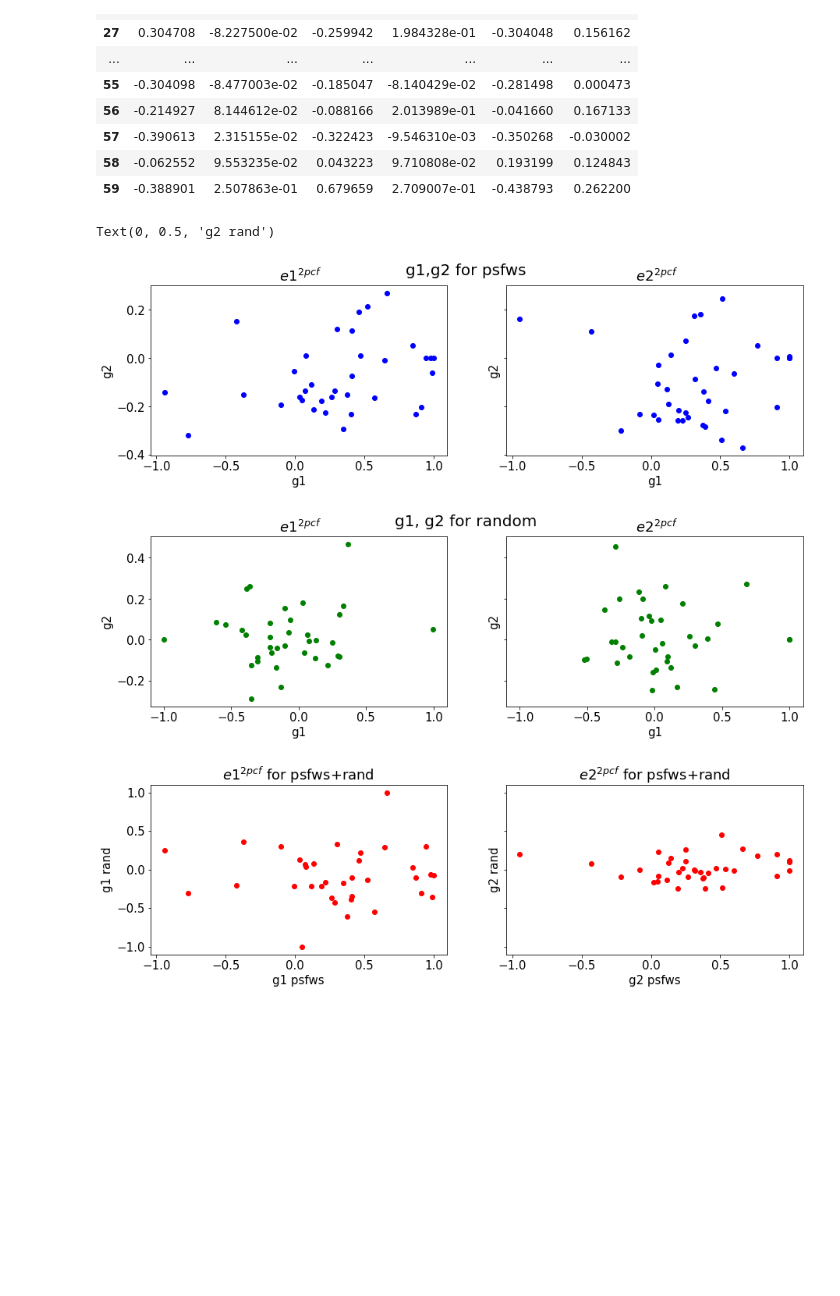
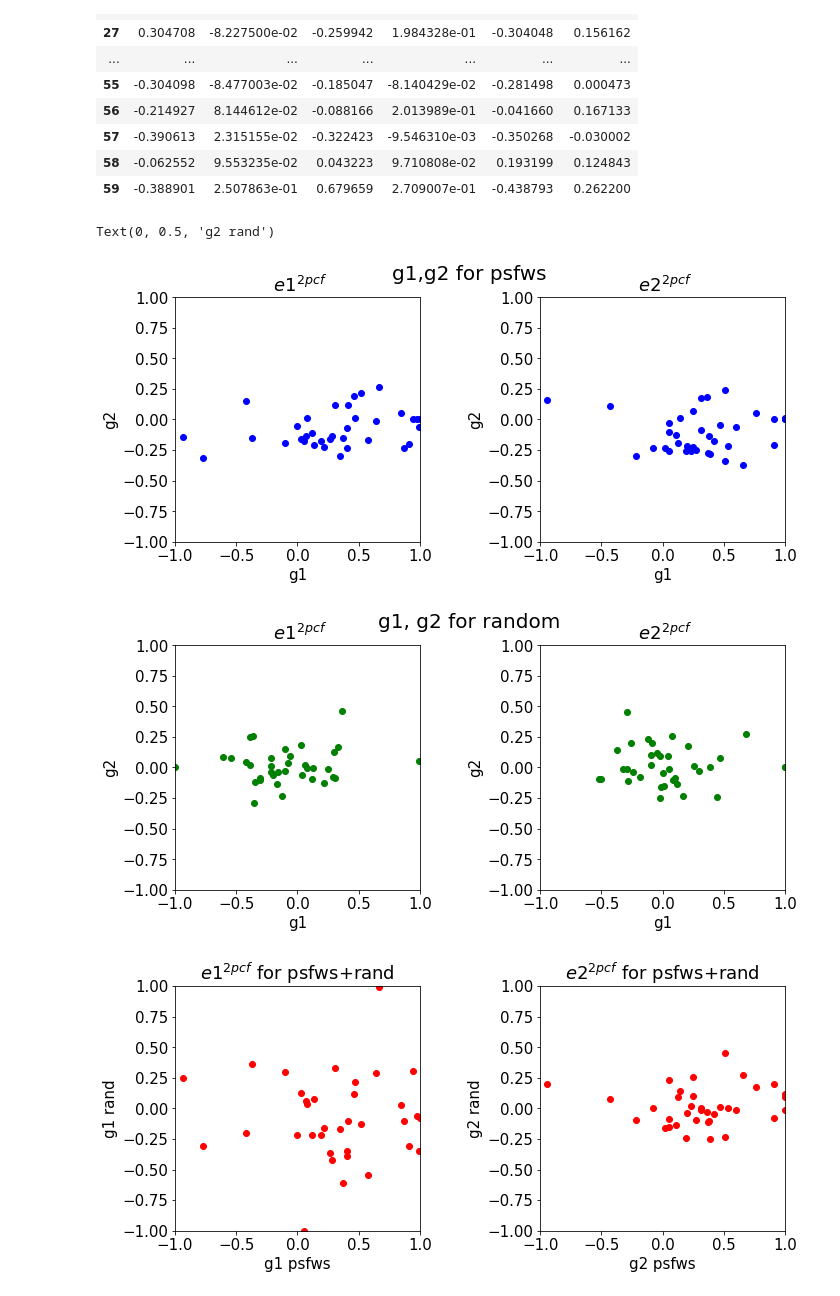
Before and after one commit to insepien/psf, a Jupyter notebook: plot_2pcf_fit.ipynb, the cells around one changed output. Drawn from its saved outputs; the diff is of its cells as text; code cells hidden in the pictures; blank space fills up the shorter version.

```diff
--- a/plot_2pcf_fit.ipynb
+++ b/plot_2pcf_fit.ipynb
@@ -51,36 +51,39 @@ eR
 plt.rcParams['font.size'] = 15
 plt.rcParams['axes.labelsize'] = 15
 def plotplot(coord0, coord1, figtitle, axti, color, axlabel):
-    fig, ax = plt.subplots(1,2, figsize=(15,4),sharex=True, sharey=True)
+    fig, ax = plt.subplots(1,2, figsize=(12,4.5),sharex=True)
     ax[0].scatter(coord0[0], coord0[1], c=color)
     ax[1].scatter(coord1[0], coord1[1], c= color)
     [a.set_xlabel(axlabel[0]) for a in ax]
     [a.set_ylabel(axlabel[1]) for a in ax]
     fig.suptitle(figtitle, size=20)
     ax[0].set_title(axti[0])
     ax[1].set_title(axti[1])
+    [a.set_xlim(-1,1) for a in ax]
+    [a.set_ylim(-1,1) for a in ax]
+    [a.set_aspect('equal') for a in ax]
     return fig,ax
 
 # e1, e2 scatter psfws
 fig1, ax1 = plotplot([eP['e1_g1'], eP["e1_g2"]],[eP['e2_g1'], eP["e2_g2"]],
          "g1,g2 for psfws",
          [" $e1^{2pcf}$"," $e2^{2pcf}$"], "b", ["g1","g2"])
 
 # e1, e2 scatter rand
 fig2, ax2 = plotplot([eR['e1_g1'], eR["e1_g2"]],[eR['e2_g1'], eR["e2_g2"]],
          "g1, g2 for random",
          [" $e1^{2pcf}$"," $e2^{2pcf}$"],"g", ["g1","g2"])
 
 # e1, e1 scatter psfws + rand
 fig3, ax3  = plotplot([eP['e1_g1'], eR["e1_g1"]],[eP['e2_g1'], eR["e2_g2"]],
          "",
          ["$e1^{2pcf}$ for psfws+rand","$e2^{2pcf}$ for psfws+rand"],"r", ["g1","g2"])
 ax3[0].set_xlabel("g1 psfws")
 ax3[0].set_ylabel("g1 rand")
 ax3[1].set_xlabel("g2 psfws")
 ax3[1].set_ylabel("g2 rand")
 # %% [output]
 Text(0, 0.5, 'g2 rand')
-[figure, old version]
+[figure, new version]
-[figure, old version]
+[figure, new version]
-[figure, old version]
+[figure, new version]
```
